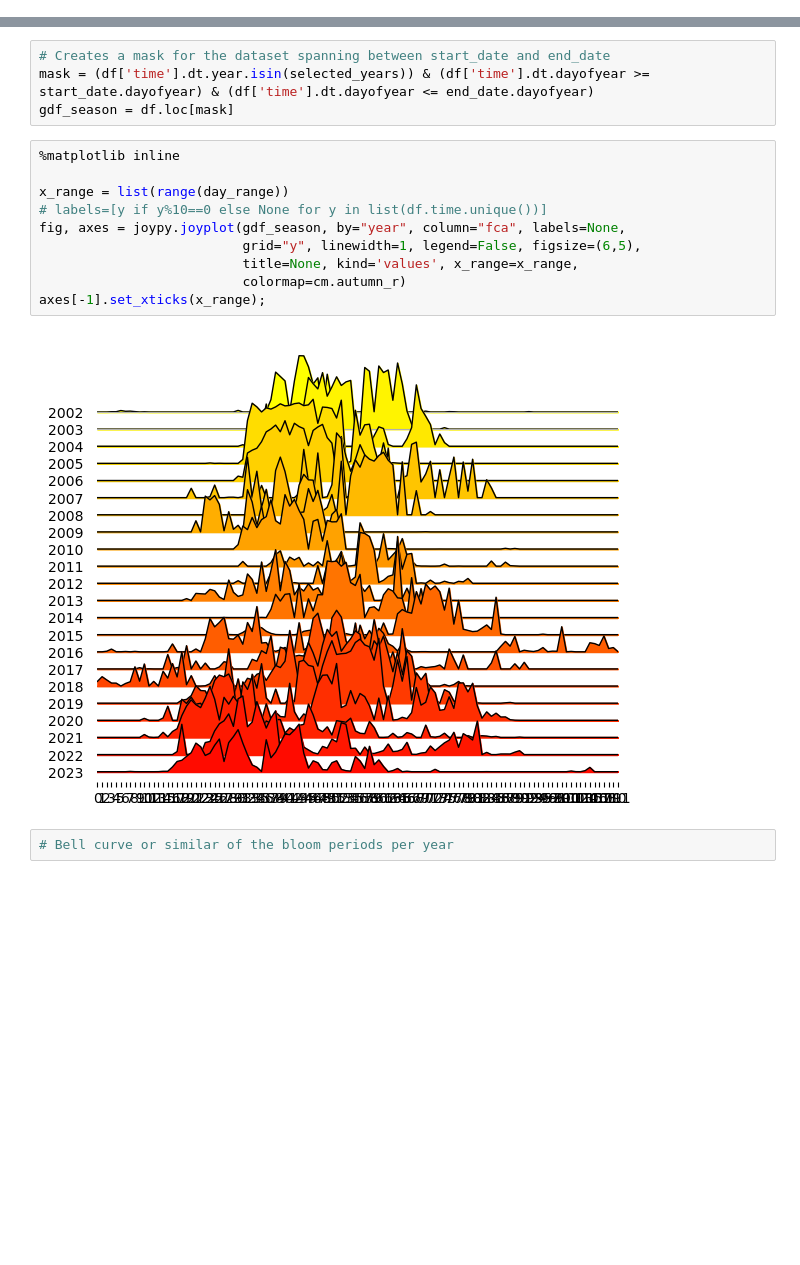
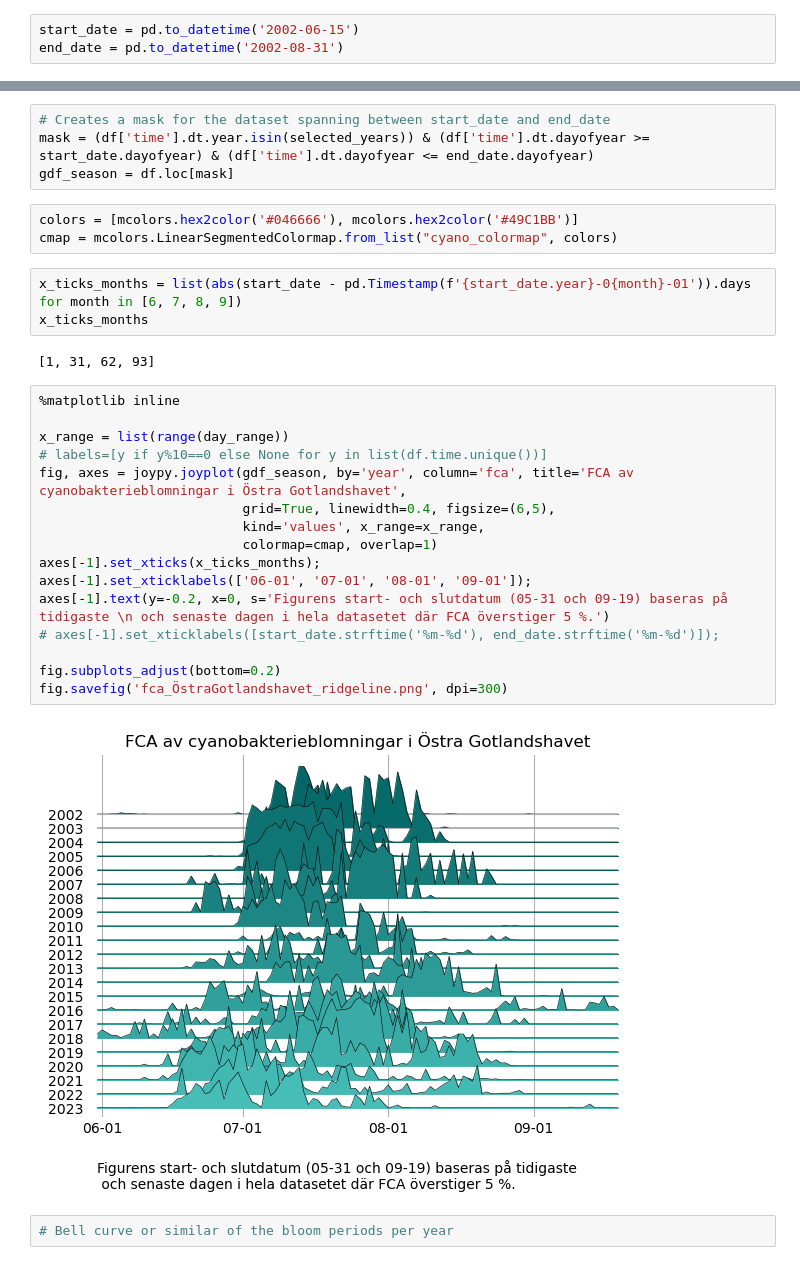
Before and after one commit to ChristofferOlssonSMHI/Satvis, a Jupyter notebook: src/satvistest/JoyplotTest.ipynb, the cells around one changed output, grey strips where cells are left out. Cells and saved outputs as stored; diff of their text form; blank space fills up the shorter version.

Commit message:
Adjustments to joy plot, includes example image

```diff
--- a/src/satvistest/JoyplotTest.ipynb
+++ b/src/satvistest/JoyplotTest.ipynb
@@ -40,6 +28,9 @@ end_date = df.loc[df['fca'] > 0.05].sort_values(['month', 'day']).iloc[-1]['time
 print('For the filtered period of time, the start date of the dataset is', start_date.strftime('%m-%d'), 'and the end date is', end_date.strftime('%m-%d'))
 # %% [output]
 For the filtered period of time, the start date of the dataset is 05-31 and the end date is 09-19
+# %%
+start_date = pd.to_datetime('2002-06-15')
+end_date = pd.to_datetime('2002-08-31')
 # %%
 # Limitation: Doesn't account for leap years if (let's hope not) bloom season starts before february 29
 day_range = end_date.dayofyear - start_date.dayofyear
@@ -53,17 +44,31 @@ selected_years = range(2002, 2024)
 # Creates a mask for the dataset spanning between start_date and end_date
 mask = (df['time'].dt.year.isin(selected_years)) & (df['time'].dt.dayofyear >= start_date.dayofyear) & (df['time'].dt.dayofyear <= end_date.dayofyear)
 gdf_season = df.loc[mask]
+# %%
+colors = [mcolors.hex2color('#046666'), mcolors.hex2color('#49C1BB')]
+cmap = mcolors.LinearSegmentedColormap.from_list("cyano_colormap", colors)
+# %%
+x_ticks_months = list(abs(start_date - pd.Timestamp(f'{start_date.year}-0{month}-01')).days for month in [6, 7, 8, 9])
+x_ticks_months
+# %% [output]
+[1, 31, 62, 93]
 # %%
 %matplotlib inline
 
 x_range = list(range(day_range))
 # labels=[y if y%10==0 else None for y in list(df.time.unique())]
-fig, axes = joypy.joyplot(gdf_season, by="year", column="fca", labels=None,
-                          grid="y", linewidth=1, legend=False, figsize=(6,5),
-                          title=None, kind='values', x_range=x_range,
-                          colormap=cm.autumn_r)
-axes[-1].set_xticks(x_range);
+fig, axes = joypy.joyplot(gdf_season, by='year', column='fca', title='FCA av cyanobakterieblomningar i Östra Gotlandshavet',
+                          grid=True, linewidth=0.4, figsize=(6,5),
+                          kind='values', x_range=x_range,
+                          colormap=cmap, overlap=1)
+axes[-1].set_xticks(x_ticks_months);
+axes[-1].set_xticklabels(['06-01', '07-01', '08-01', '09-01']);
+axes[-1].text(y=-0.2, x=0, s='Figurens start- och slutdatum (05-31 och 09-19) baseras på tidigaste \n och senaste dagen i hela datasetet där FCA överstiger 5 %.')
+# axes[-1].set_xticklabels([start_date.strftime('%m-%d'), end_date.strftime('%m-%d')]);
+
+fig.subplots_adjust(bottom=0.2)
+fig.savefig('fca_ÖstraGotlandshavet_ridgeline.png', dpi=300)
 # %% [output]
-[figure, old version]
+[figure, new version]
 # %%
 # Bell curve or similar of the bloom periods per year
```
Also changed, not shown: parts of 2 cells of this notebook, 1 other file.
